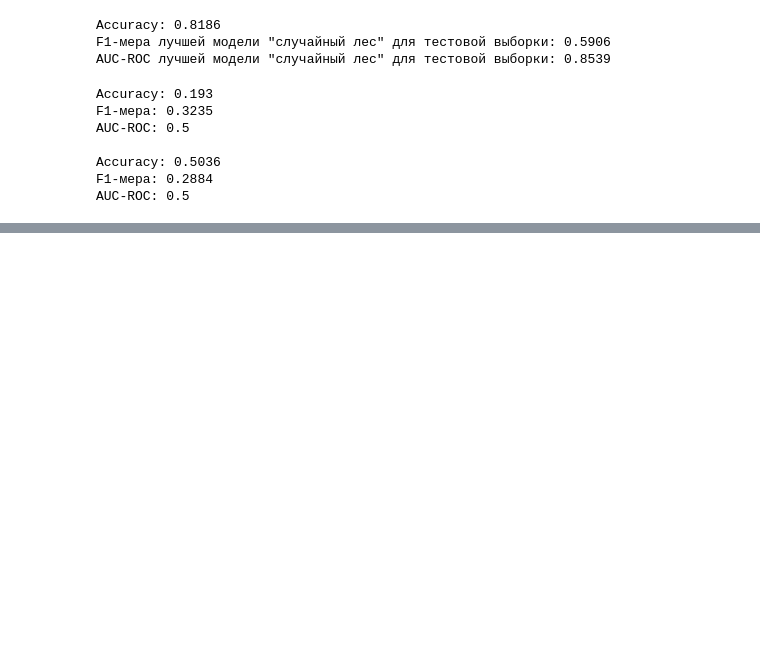
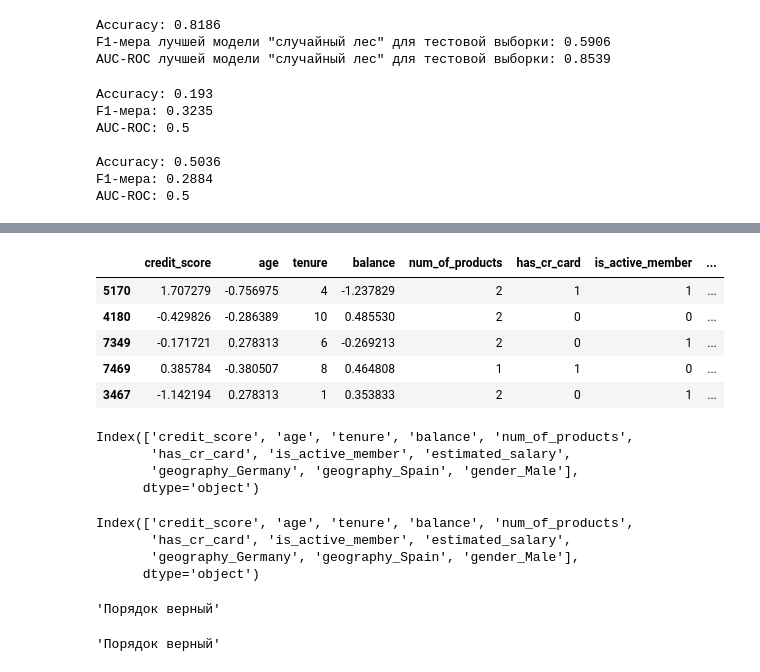
Before and after one commit to Vasilenko-SD/customer_outflow, a Jupyter notebook: customer_outflow.ipynb, the cells around one changed output, grey strips where cells are left out. Cells and saved outputs as stored; diff of their text form; code cells hidden in the pictures; blank space fills up the shorter version.

```diff
--- a/customer_outflow.ipynb
+++ b/customer_outflow.ipynb
@@ -958,0 +1084,23 @@ AUC-ROC: 0.5
+# %%
+features_test_v2.head()
+# %% [output]
+|  | credit_score | age | tenure | balance | num_of_products | has_cr_card | is_active_member | ... |
+| 5170 | 1.707279 | -0.756975 | 4 | -1.237829 | 2 | 1 | 1 | ... |
+| 4180 | -0.429826 | -0.286389 | 10 | 0.485530 | 2 | 0 | 0 | ... |
+| 7349 | -0.171721 | 0.278313 | 6 | -0.269213 | 2 | 0 | 1 | ... |
+| 7469 | 0.385784 | -0.380507 | 8 | 0.464808 | 1 | 1 | 0 | ... |
+| 3467 | -1.142194 | 0.278313 | 1 | 0.353833 | 2 | 0 | 1 | ... |
+# %%
+features_train_v2.columns
+# %% [output]
+Index(['credit_score', 'age', 'tenure', 'balance', 'num_of_products',
+       'has_cr_card', 'is_active_member', 'estimated_salary',
+       'geography_Germany', 'geography_Spain', 'gender_Male'],
+      dtype='object')
+# %%
+features_test_v2.columns
+# %% [output]
+Index(['credit_score', 'age', 'tenure', 'balance', 'num_of_products',
+       'has_cr_card', 'is_active_member', 'estimated_salary',
+       'geography_Germany', 'geography_Spain', 'gender_Male'],
+      dtype='object')
@@ -958,0 +1114,8 @@ AUC-ROC: 0.5
+# %%
+check(features_train_v2, features_test_v2)
+# %% [output]
+'Порядок верный'
+# %%
+check(features_train_v2, features_valid_v2)
+# %% [output]
+'Порядок верный'
```
Also changed, not shown: parts of 52 cells of this notebook.
